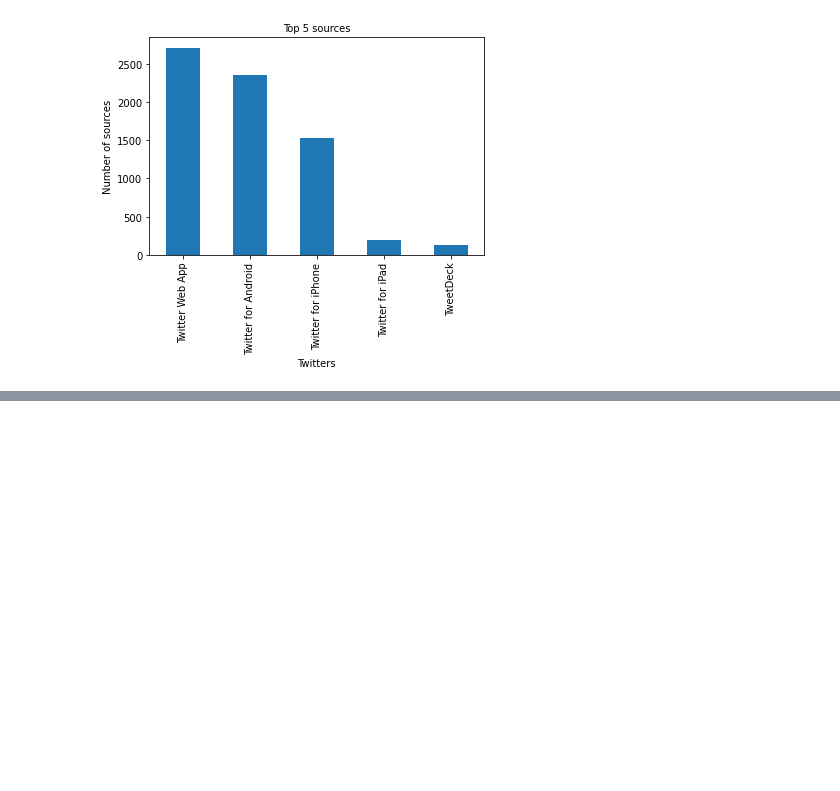
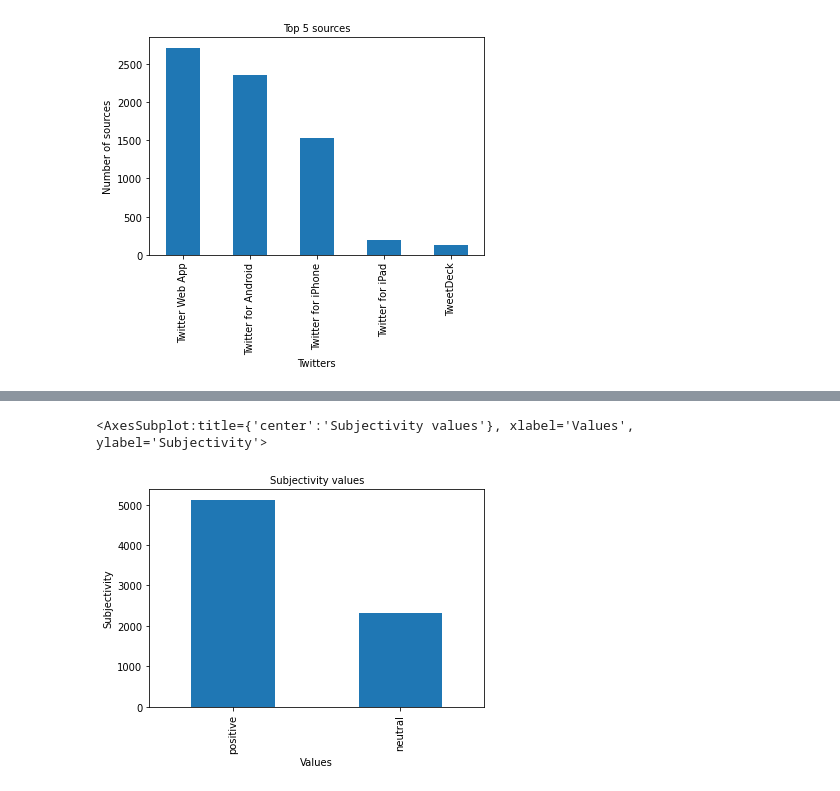
Before and after one commit to Fisseha-Estifanos/Twitter-Data-Analysis, a Jupyter notebook: notebooks/EDA.ipynb, the cells around one changed output, grey strips where cells are left out. Saved outputs shown, nothing was run; the diff lists cells and outputs as text; code cells hidden in the pictures; blank space fills up the shorter version.

```diff
--- a/notebooks/EDA.ipynb
+++ b/notebooks/EDA.ipynb
@@ -196,0 +263,15 @@ tweets_df.source.value_counts()[:5].plot(ax=ax, kind='bar')
+# %%
+subs = cleaner.text_category(series= tweets_df.subjectivity)
+subs = pd.Series(subs)
+
+# top 5 sources of users
+fig, ax = plt.subplots()
+ax.tick_params(axis='x', labelsize=10)
+ax.tick_params(axis='y', labelsize=10)
+ax.set_xlabel('Values', fontsize=10)
+ax.set_ylabel('Subjectivity' , fontsize=10)
+ax.set_title('Subjectivity values', fontsize=10)
+subs.value_counts().plot(ax=ax, kind='bar')
+# %% [output]
+<AxesSubplot:title={'center':'Subjectivity values'}, xlabel='Values', ylabel='Subjectivity'>
+[figure, added]
```
Also changed, not shown: parts of 10 cells of this notebook.
